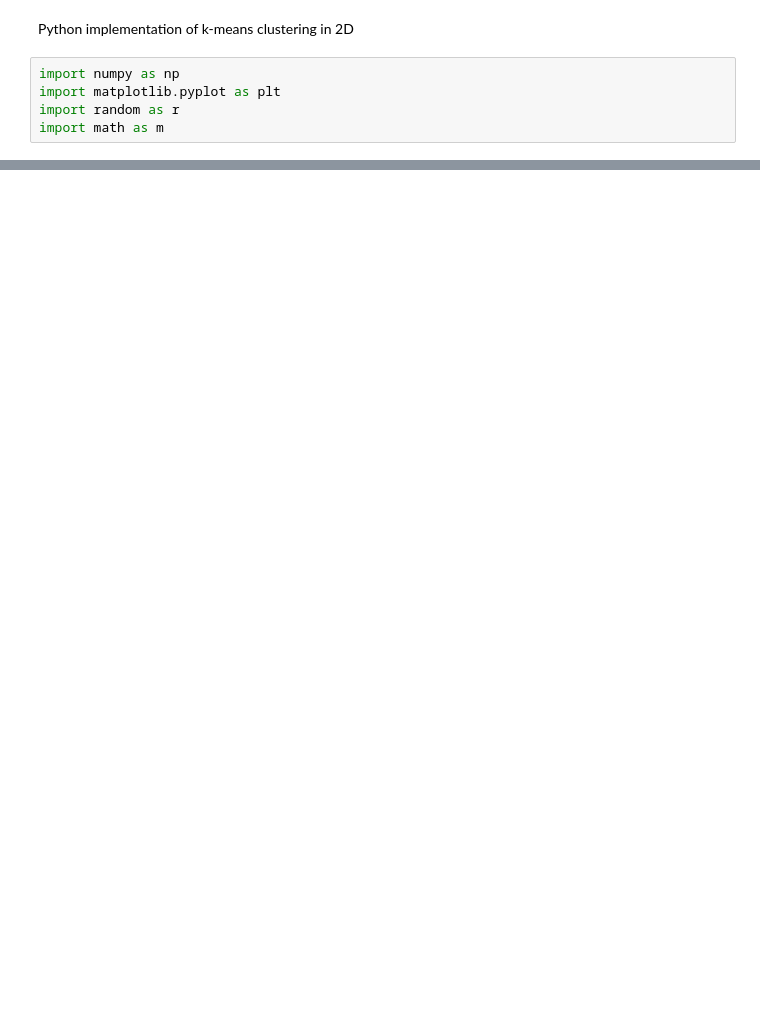
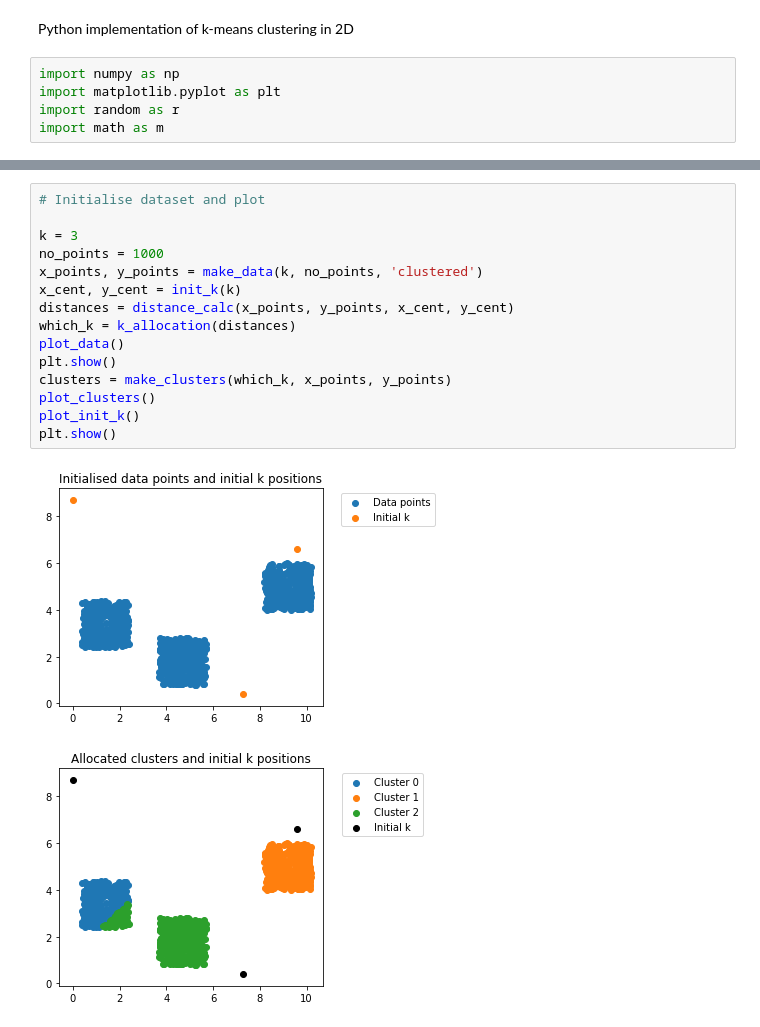
Before and after one commit to antgobar/k-means_from_scratch, a Jupyter notebook: Python k-means from scratch 2D simple.ipynb, the cells around one changed output, grey strips where cells are left out. Cells and saved outputs as stored; diff of their text form; blank space fills up the shorter version.

```diff
--- a/Python k-means from scratch 2D simple.ipynb
+++ b/Python k-means from scratch 2D simple.ipynb
@@ -7,0 +162,18 @@ import math as m
+# %%
+# Initialise dataset and plot
+
+k = 3
+no_points = 1000
+x_points, y_points = make_data(k, no_points, 'clustered')
+x_cent, y_cent = init_k(k)
+distances = distance_calc(x_points, y_points, x_cent, y_cent)
+which_k = k_allocation(distances)
+plot_data()
+plt.show()
+clusters = make_clusters(which_k, x_points, y_points)
+plot_clusters()
+plot_init_k()
+plt.show()
+# %% [output]
+[figure, added]
+[figure, added]
```
Also changed, not shown: parts of 15 cells of this notebook.
